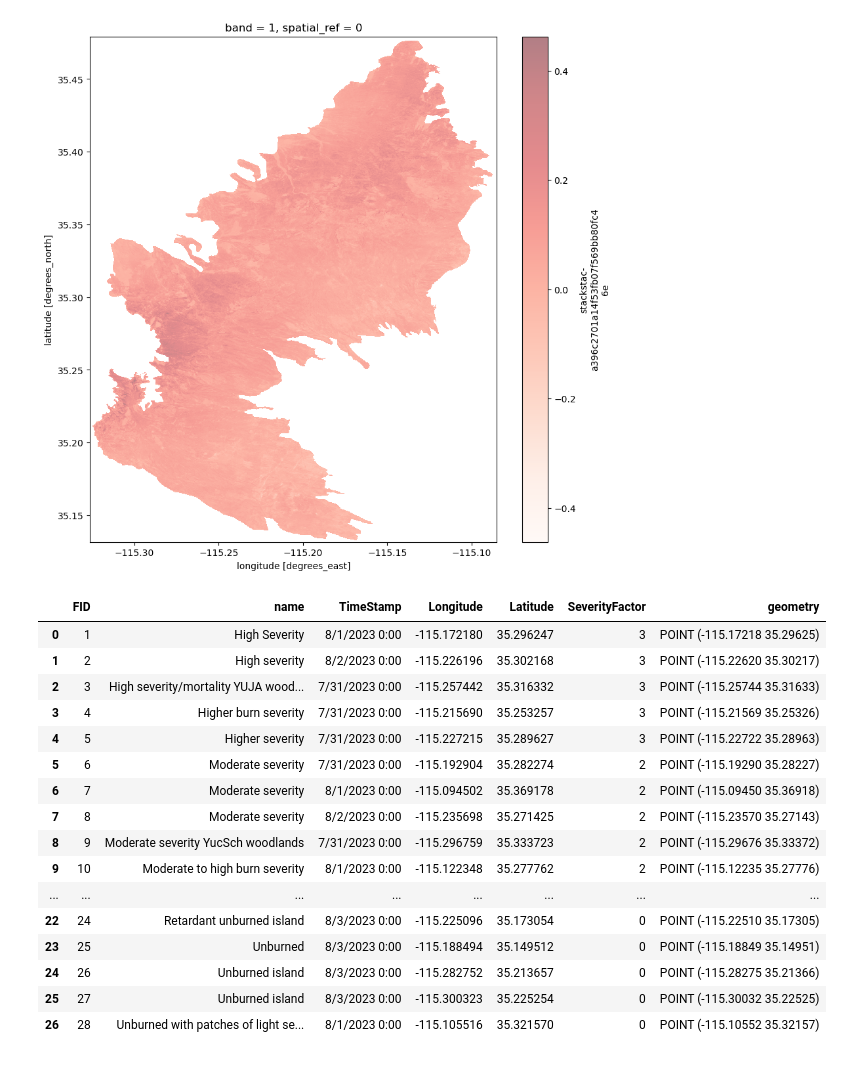
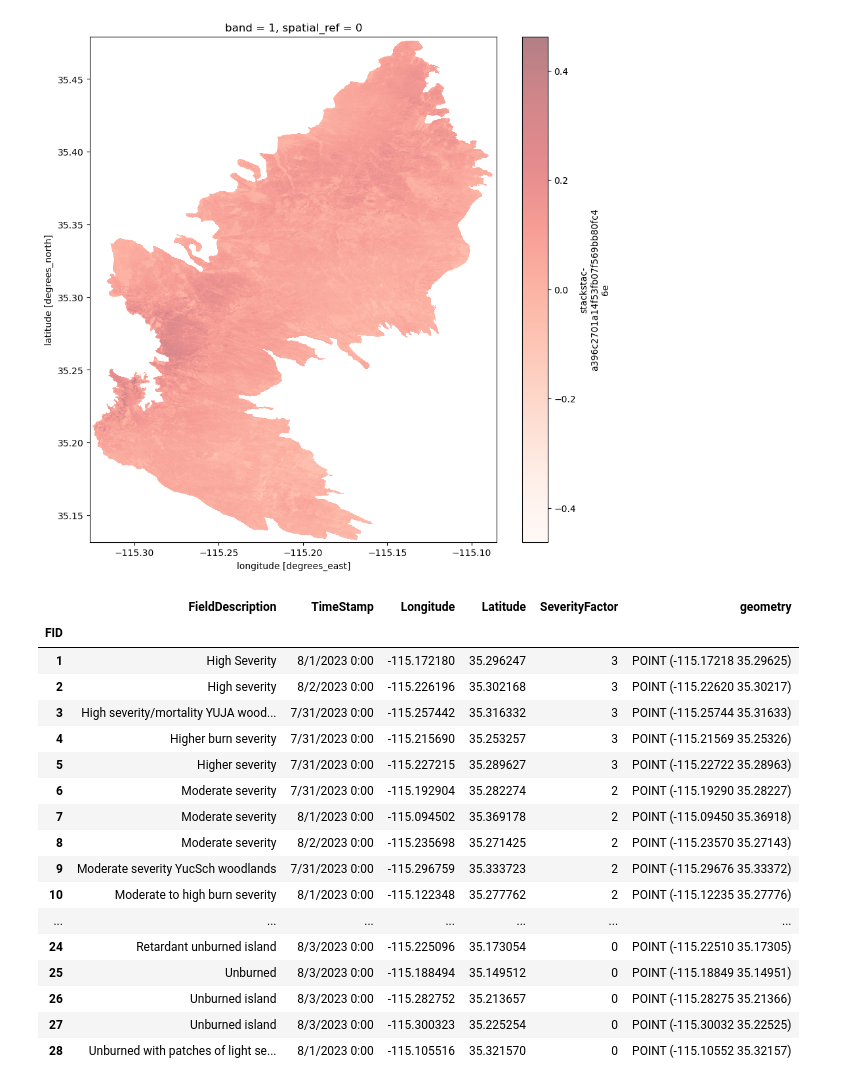
Before and after one commit to SchmidtDSE/burn-severity-mapping-poc, a Jupyter notebook: exploratory/ground_truth_comparison_york.ipynb, the cells around one changed output. Saved outputs shown, nothing was run; the diff lists cells and outputs as text; code cells hidden in the pictures.

```diff
--- a/exploratory/ground_truth_comparison_york.ipynb
+++ b/exploratory/ground_truth_comparison_york.ipynb
@@ -74,26 +80,29 @@ plt.show()
 # %% [output]
 [figure]
 # %%
-df = pd.read_csv('202308_YorkSeverityObservationPoints.csv')
-df['geometry'] = df.apply(lambda row: Point(row.Longitude, row.Latitude), axis=1)
-gdf = gpd.GeoDataFrame(df, geometry='geometry')
-gdf.crs = 'EPSG:4326'
-gdf
+severity_points_df = pd.read_csv('202308_YorkSeverityObservationPoints.csv')
+severity_points_df['geometry'] = severity_points_df.apply(lambda row: Point(row.Longitude, row.Latitude), axis=1)
+severity_points_gdf = gpd.GeoDataFrame(severity_points_df, geometry='geometry')
+severity_points_gdf.crs = 'EPSG:4326'
+severity_points_gdf.rename(columns={'name': 'FieldDescription'}, inplace=True)
+severity_points_gdf.set_index('FID', inplace=True)
+severity_points_gdf
 # %% [output]
-|  | FID | name | TimeStamp | Longitude | Latitude | SeverityFactor | geometry |
-| 0 | 1 | High Severity | 8/1/2023 0:00 | -115.172180 | 35.296247 | 3 | POINT (-115.17218 35.29625) |
-| 1 | 2 | High severity | 8/2/2023 0:00 | -115.226196 | 35.302168 | 3 | POINT (-115.22620 35.30217) |
-| 2 | 3 | High severity/mortality YUJA wood... | 7/31/2023 0:00 | -115.257442 | 35.316332 | 3 | POINT (-115.25744 35.31633) |
-| 3 | 4 | Higher burn severity | 7/31/2023 0:00 | -115.215690 | 35.253257 | 3 | POINT (-115.21569 35.25326) |
-| 4 | 5 | Higher severity | 7/31/2023 0:00 | -115.227215 | 35.289627 | 3 | POINT (-115.22722 35.28963) |
-| 5 | 6 | Moderate severity | 7/31/2023 0:00 | -115.192904 | 35.282274 | 2 | POINT (-115.19290 35.28227) |
-| 6 | 7 | Moderate severity | 8/1/2023 0:00 | -115.094502 | 35.369178 | 2 | POINT (-115.09450 35.36918) |
-| 7 | 8 | Moderate severity | 8/2/2023 0:00 | -115.235698 | 35.271425 | 2 | POINT (-115.23570 35.27143) |
-| 8 | 9 | Moderate severity YucSch woodlands | 7/31/2023 0:00 | -115.296759 | 35.333723 | 2 | POINT (-115.29676 35.33372) |
-| 9 | 10 | Moderate to high burn severity | 8/1/2023 0:00 | -115.122348 | 35.277762 | 2 | POINT (-115.12235 35.27776) |
-| ... | ... | ... | ... | ... | ... | ... | ... |
-| 22 | 24 | Retardant unburned island | 8/3/2023 0:00 | -115.225096 | 35.173054 | 0 | POINT (-115.22510 35.17305) |
-| 23 | 25 | Unburned | 8/3/2023 0:00 | -115.188494 | 35.149512 | 0 | POINT (-115.18849 35.14951) |
-| 24 | 26 | Unburned island | 8/3/2023 0:00 | -115.282752 | 35.213657 | 0 | POINT (-115.28275 35.21366) |
-| 25 | 27 | Unburned island | 8/3/2023 0:00 | -115.300323 | 35.225254 | 0 | POINT (-115.30032 35.22525) |
-| 26 | 28 | Unburned with patches of light se... | 8/1/2023 0:00 | -115.105516 | 35.321570 | 0 | POINT (-115.10552 35.32157) |
+|  | FieldDescription | TimeStamp | Longitude | Latitude | SeverityFactor | geometry |
+| FID |  |  |  |  |  |  |
+| 1 | High Severity | 8/1/2023 0:00 | -115.172180 | 35.296247 | 3 | POINT (-115.17218 35.29625) |
+| 2 | High severity | 8/2/2023 0:00 | -115.226196 | 35.302168 | 3 | POINT (-115.22620 35.30217) |
+| 3 | High severity/mortality YUJA wood... | 7/31/2023 0:00 | -115.257442 | 35.316332 | 3 | POINT (-115.25744 35.31633) |
+| 4 | Higher burn severity | 7/31/2023 0:00 | -115.215690 | 35.253257 | 3 | POINT (-115.21569 35.25326) |
+| 5 | Higher severity | 7/31/2023 0:00 | -115.227215 | 35.289627 | 3 | POINT (-115.22722 35.28963) |
+| 6 | Moderate severity | 7/31/2023 0:00 | -115.192904 | 35.282274 | 2 | POINT (-115.19290 35.28227) |
+| 7 | Moderate severity | 8/1/2023 0:00 | -115.094502 | 35.369178 | 2 | POINT (-115.09450 35.36918) |
+| 8 | Moderate severity | 8/2/2023 0:00 | -115.235698 | 35.271425 | 2 | POINT (-115.23570 35.27143) |
+| 9 | Moderate severity YucSch woodlands | 7/31/2023 0:00 | -115.296759 | 35.333723 | 2 | POINT (-115.29676 35.33372) |
+| 10 | Moderate to high burn severity | 8/1/2023 0:00 | -115.122348 | 35.277762 | 2 | POINT (-115.12235 35.27776) |
+| ... | ... | ... | ... | ... | ... | ... |
+| 24 | Retardant unburned island | 8/3/2023 0:00 | -115.225096 | 35.173054 | 0 | POINT (-115.22510 35.17305) |
+| 25 | Unburned | 8/3/2023 0:00 | -115.188494 | 35.149512 | 0 | POINT (-115.18849 35.14951) |
+| 26 | Unburned island | 8/3/2023 0:00 | -115.282752 | 35.213657 | 0 | POINT (-115.28275 35.21366) |
+| 27 | Unburned island | 8/3/2023 0:00 | -115.300323 | 35.225254 | 0 | POINT (-115.30032 35.22525) |
+| 28 | Unburned with patches of light se... | 8/1/2023 0:00 | -115.105516 | 35.321570 | 0 | POINT (-115.10552 35.32157) |
```
Also changed, not shown: parts of 18 cells of this notebook, 2 other files.
